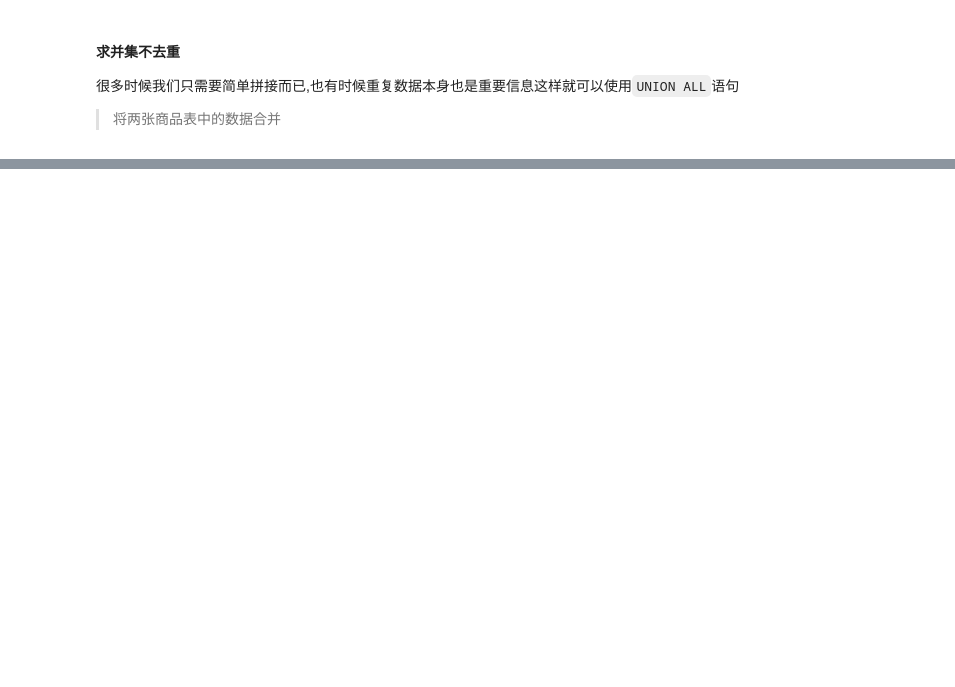
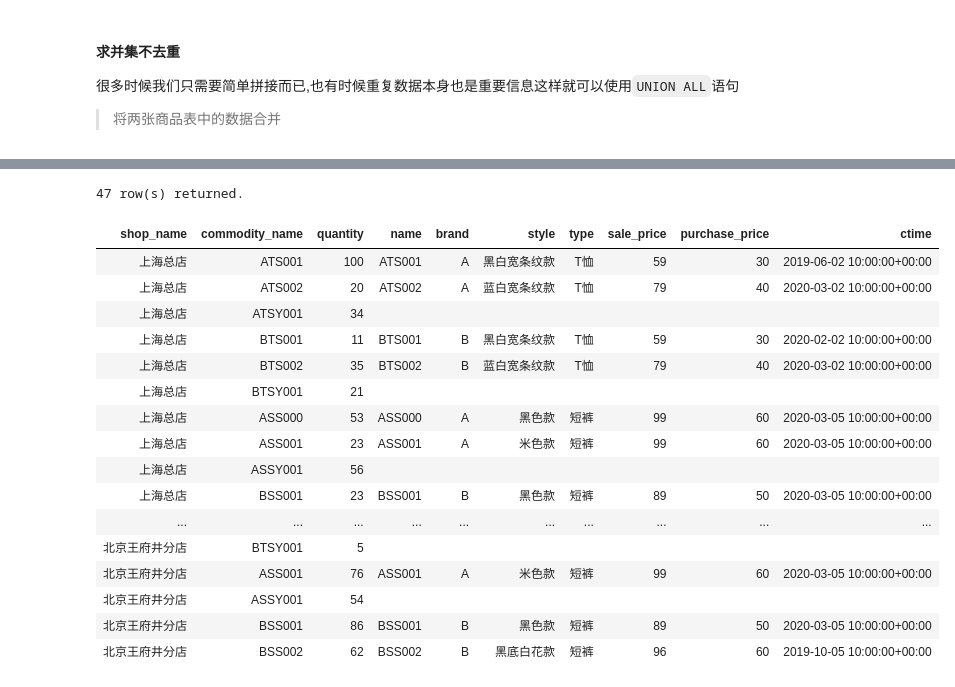
Before and after one commit to hsz1273327/TutorialForDataScience, a Jupyter notebook: src/数据存储篇/工具介绍/SQL/DCL语句/多表查询.ipynb, the cells around one changed output, grey strips where cells are left out. Cells and saved outputs as stored; diff of their text form; code cells hidden in the pictures; blank space fills up the shorter version.

```diff
--- a/src/数据存储篇/工具介绍/SQL/DCL语句/多表查询.ipynb
+++ b/src/数据存储篇/工具介绍/SQL/DCL语句/多表查询.ipynb
@@ -592,0 +782,25 @@ SELECT *
+# %%
+SELECT Shop.*,
+Commodity2.*
+FROM Commodity2
+RIGHT OUTER JOIN Shop
+ON Commodity2.name = Shop.commodity_name
+# %% [output]
+47 row(s) returned.
+| shop_name | commodity_name | quantity | name | brand | style | type | sale_price | purchase_price | ctime |
+| 上海总店 | ATS001 | 100 | ATS001 | A | 黑白宽条纹款 | T恤 | 59 | 30 | 2019-06-02 10:00:00+00:00 |
+| 上海总店 | ATS002 | 20 | ATS002 | A | 蓝白宽条纹款 | T恤 | 79 | 40 | 2020-03-02 10:00:00+00:00 |
+| 上海总店 | ATSY001 | 34 |  |  |  |  |  |  |  |
+| 上海总店 | BTS001 | 11 | BTS001 | B | 黑白宽条纹款 | T恤 | 59 | 30 | 2020-02-02 10:00:00+00:00 |
+| 上海总店 | BTS002 | 35 | BTS002 | B | 蓝白宽条纹款 | T恤 | 79 | 40 | 2020-03-02 10:00:00+00:00 |
+| 上海总店 | BTSY001 | 21 |  |  |  |  |  |  |  |
+| 上海总店 | ASS000 | 53 | ASS000 | A | 黑色款 | 短裤 | 99 | 60 | 2020-03-05 10:00:00+00:00 |
+| 上海总店 | ASS001 | 23 | ASS001 | A | 米色款 | 短裤 | 99 | 60 | 2020-03-05 10:00:00+00:00 |
+| 上海总店 | ASSY001 | 56 |  |  |  |  |  |  |  |
+| 上海总店 | BSS001 | 23 | BSS001 | B | 黑色款 | 短裤 | 89 | 50 | 2020-03-05 10:00:00+00:00 |
+| ... | ... | ... | ... | ... | ... | ... | ... | ... | ... |
+| 北京王府井分店 | BTSY001 | 5 |  |  |  |  |  |  |  |
+| 北京王府井分店 | ASS001 | 76 | ASS001 | A | 米色款 | 短裤 | 99 | 60 | 2020-03-05 10:00:00+00:00 |
+| 北京王府井分店 | ASSY001 | 54 |  |  |  |  |  |  |  |
+| 北京王府井分店 | BSS001 | 86 | BSS001 | B | 黑色款 | 短裤 | 89 | 50 | 2020-03-05 10:00:00+00:00 |
+| 北京王府井分店 | BSS002 | 62 | BSS002 | B | 黑底白花款 | 短裤 | 96 | 60 | 2019-10-05 10:00:00+00:00 |
```
Also changed, not shown: parts of 31 cells of this notebook, 10 other files.
